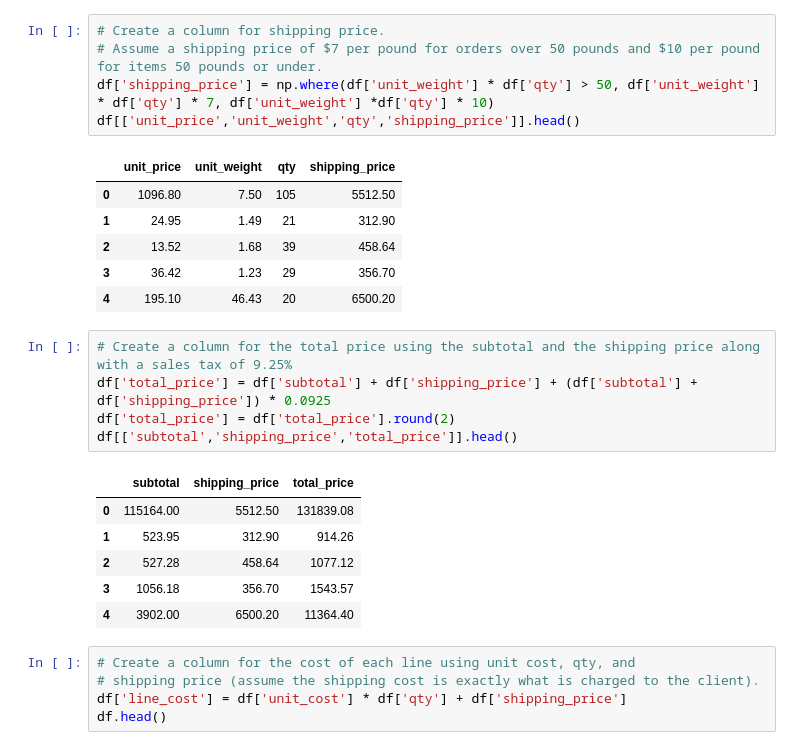
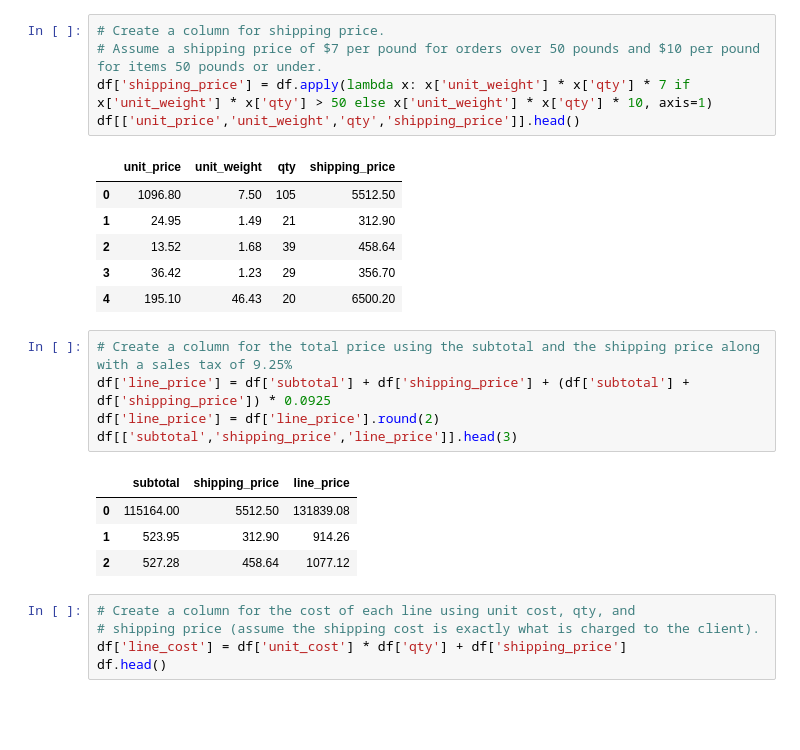
Before and after one commit to T-Haight/pandas-challenge-1, a Jupyter notebook: Starter_Code/wholesale_data_analysis_starter_code.ipynb, the cells around one changed output. Cells and saved outputs as stored; diff of their text form; blank space fills up the shorter version.

```diff
--- a/Starter_Code/wholesale_data_analysis_starter_code.ipynb
+++ b/Starter_Code/wholesale_data_analysis_starter_code.ipynb
@@ -145,7 +143,7 @@ import numpy as np
 # %%
 # Create a column for shipping price.
 # Assume a shipping price of $7 per pound for orders over 50 pounds and $10 per pound for items 50 pounds or under.
-df['shipping_price'] = np.where(df['unit_weight'] * df['qty'] > 50, df['unit_weight'] * df['qty'] * 7, df['unit_weight'] *df['qty'] * 10)
+df['shipping_price'] = df.apply(lambda x: x['unit_weight'] * x['qty'] * 7 if x['unit_weight'] * x['qty'] > 50 else x['unit_weight'] * x['qty'] * 10, axis=1)
 df[['unit_price','unit_weight','qty','shipping_price']].head()
 # %% [output]
 |  | unit_price | unit_weight | qty | shipping_price |
@@ -156,16 +154,14 @@ df[['unit_price','unit_weight','qty','shipping_price']].head()
 | 4 | 195.10 | 46.43 | 20 | 6500.20 |
 # %%
 # Create a column for the total price using the subtotal and the shipping price along with a sales tax of 9.25%
-df['total_price'] = df['subtotal'] + df['shipping_price'] + (df['subtotal'] + df['shipping_price']) * 0.0925
-df['total_price'] = df['total_price'].round(2)
-df[['subtotal','shipping_price','total_price']].head()
+df['line_price'] = df['subtotal'] + df['shipping_price'] + (df['subtotal'] + df['shipping_price']) * 0.0925
+df['line_price'] = df['line_price'].round(2)
+df[['subtotal','shipping_price','line_price']].head(3)
 # %% [output]
-|  | subtotal | shipping_price | total_price |
+|  | subtotal | shipping_price | line_price |
 | 0 | 115164.00 | 5512.50 | 131839.08 |
 | 1 | 523.95 | 312.90 | 914.26 |
 | 2 | 527.28 | 458.64 | 1077.12 |
-| 3 | 1056.18 | 356.70 | 1543.57 |
-| 4 | 3902.00 | 6500.20 | 11364.40 |
 # %%
 # Create a column for the cost of each line using unit cost, qty, and
 # shipping price (assume the shipping cost is exactly what is charged to the client).
```
Also changed, not shown: parts of 9 cells of this notebook.
